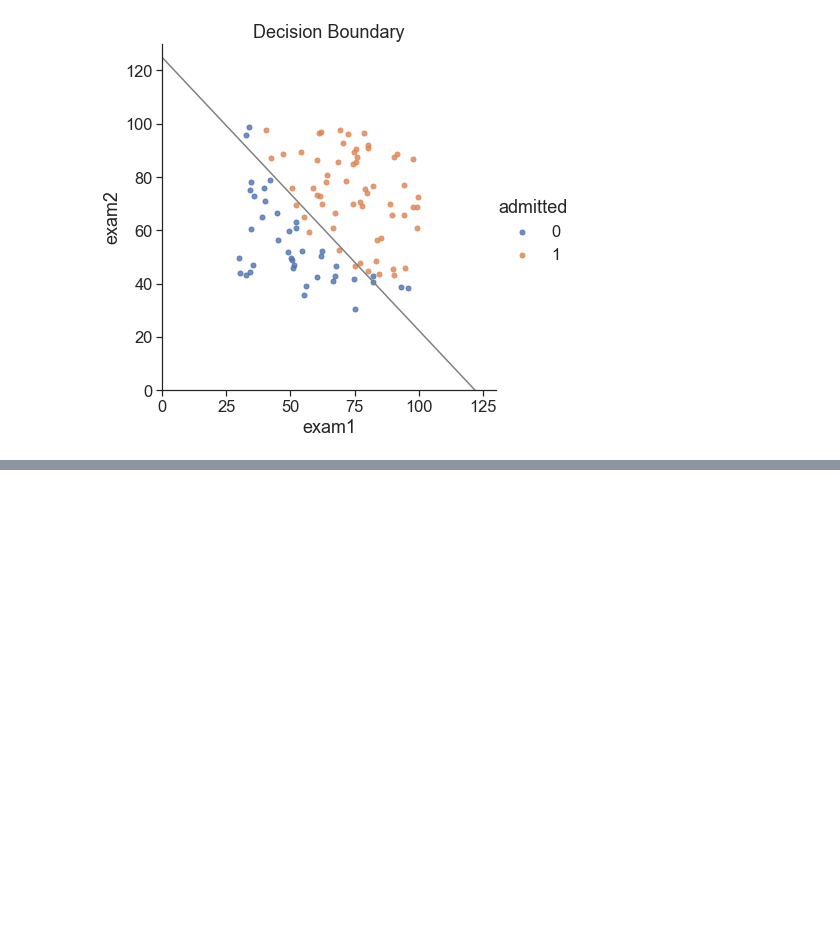
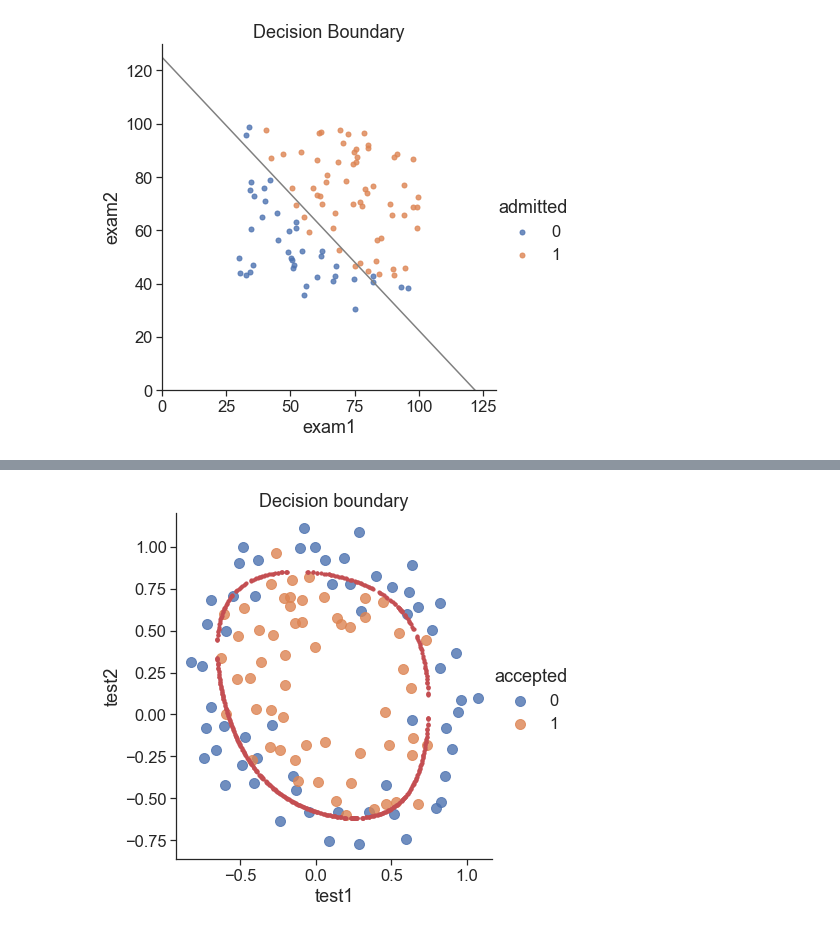
Before and after one commit to sakoXY/ML_ex_python, a Jupyter notebook: ex2/ex2.ipynb, the cells around one changed output, grey strips where cells are left out. Cells and saved outputs as stored; diff of their text form; code cells hidden in the pictures; blank space fills up the shorter version.

```diff
--- a/ex2/ex2.ipynb
+++ b/ex2/ex2.ipynb
@@ -190,0 +417,4 @@ plt.show()
+# %%
+draw_boundary(power=6,l=100)
+# %% [output]
+[figure, added]
```
Also changed, not shown: parts of 35 cells of this notebook.
